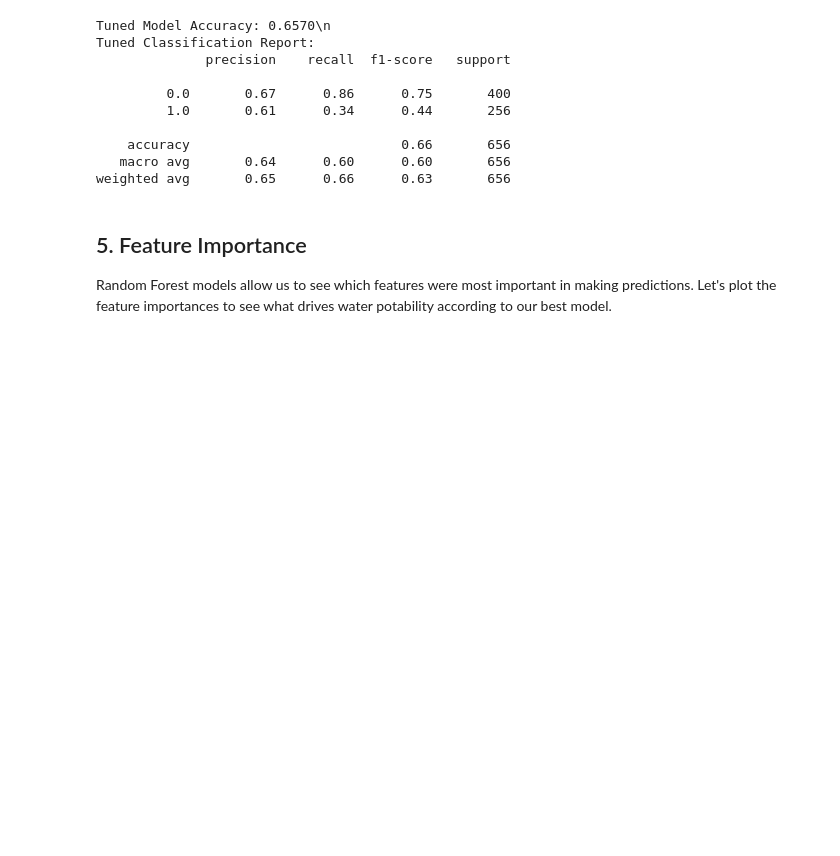
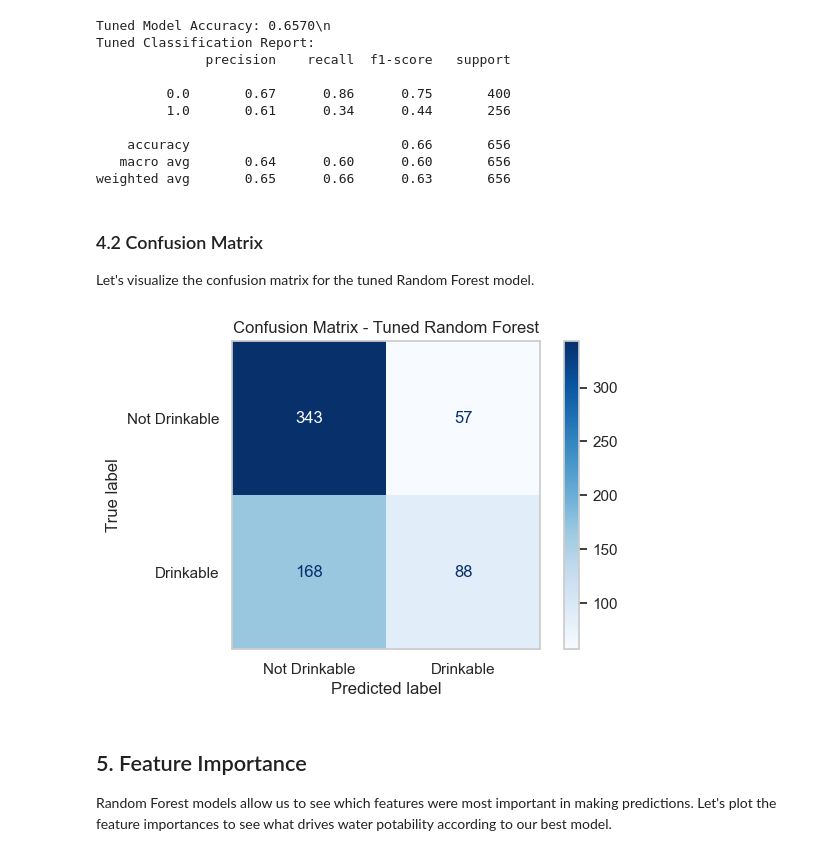
Before and after one commit to Randil01/water-potability-classification, a Jupyter notebook: random_forest_model.ipynb, the cells around one changed output. Saved outputs shown, nothing was run; the diff lists cells and outputs as text; code cells hidden in the pictures; blank space fills up the shorter version.

Commit message:
Confusion Matrix

```diff
--- a/random_forest_model.ipynb
+++ b/random_forest_model.ipynb
@@ -234,6 +236,24 @@ Tuned Classification Report:
     accuracy                           0.66       656
    macro avg       0.64      0.60      0.60       656
 weighted avg       0.65      0.66      0.63       656
+# %% [markdown]
+### 4.2 Confusion Matrix
+Let's visualize the confusion matrix for the tuned Random Forest model.
+# %%
+from sklearn.metrics import confusion_matrix, ConfusionMatrixDisplay
+
+# Compute confusion matrix for the tuned model
+cm = confusion_matrix(y_test, y_pred_tuned)
+
+# Plot the confusion matrix
+disp = ConfusionMatrixDisplay(confusion_matrix=cm, display_labels=['Not Drinkable', 'Drinkable'])
+fig, ax = plt.subplots(figsize=(6, 4))
+disp.plot(cmap='Blues', ax=ax)
+plt.title('Confusion Matrix - Tuned Random Forest')
+plt.grid(False)
+plt.show()
+# %% [output]
+[figure, added]
 # %% [markdown]
 ## 5. Feature Importance
 Random Forest models allow us to see which features were most important in making predictions. Let's plot the feature importances to see what drives water potability according to our best model.
```
Also changed, not shown: parts of 1 cell of this notebook.
